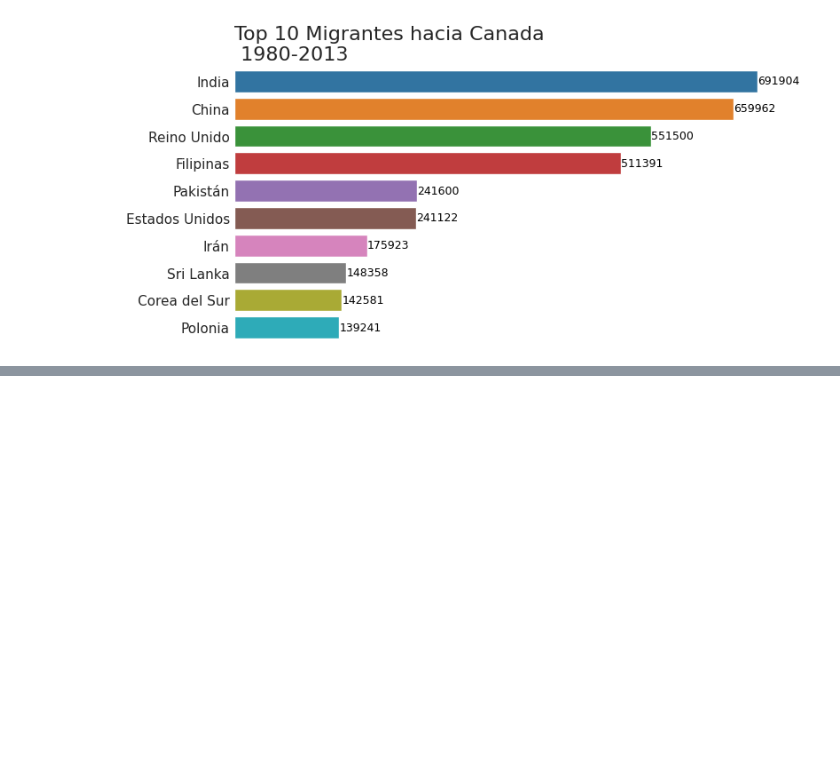
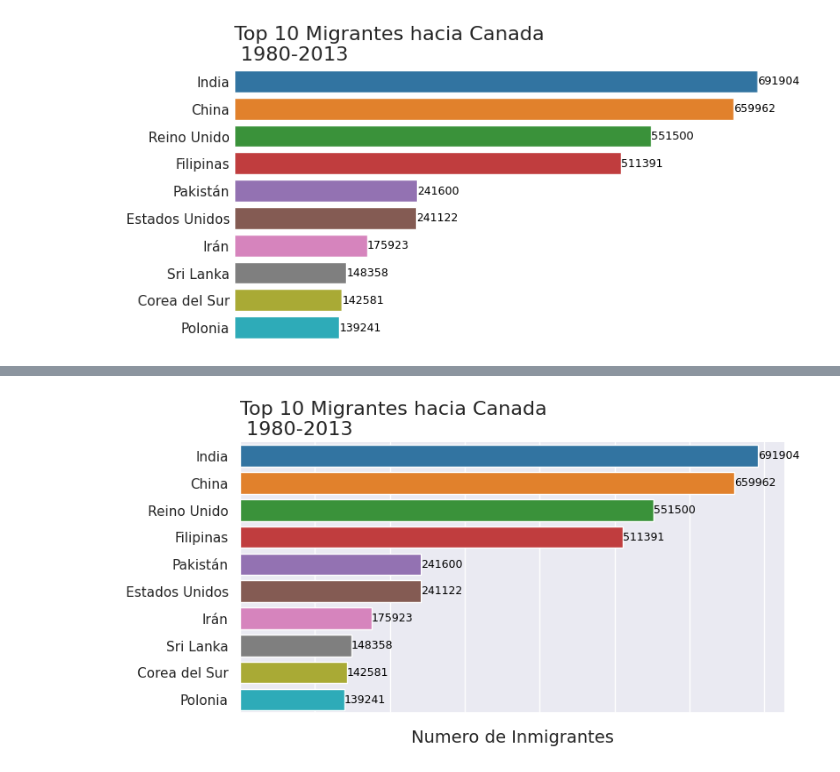
Before and after one commit to duquerson/visualizacion_python, a Jupyter notebook: vizualizacion_python.ipynb, the cells around one changed output, grey strips where cells are left out. Saved outputs shown, nothing was run; the diff lists cells and outputs as text; code cells hidden in the pictures; blank space fills up the shorter version.

```diff
--- a/vizualizacion_python.ipynb
+++ b/vizualizacion_python.ipynb
@@ -476,0 +495,5 @@ generar_grafico('tab10')
+# %%
+sns.set_theme(style='darkgrid');
+generar_grafico('tab10')
+# %% [output]
+[figure, added]
```
Also changed, not shown: parts of 10 cells of this notebook.
